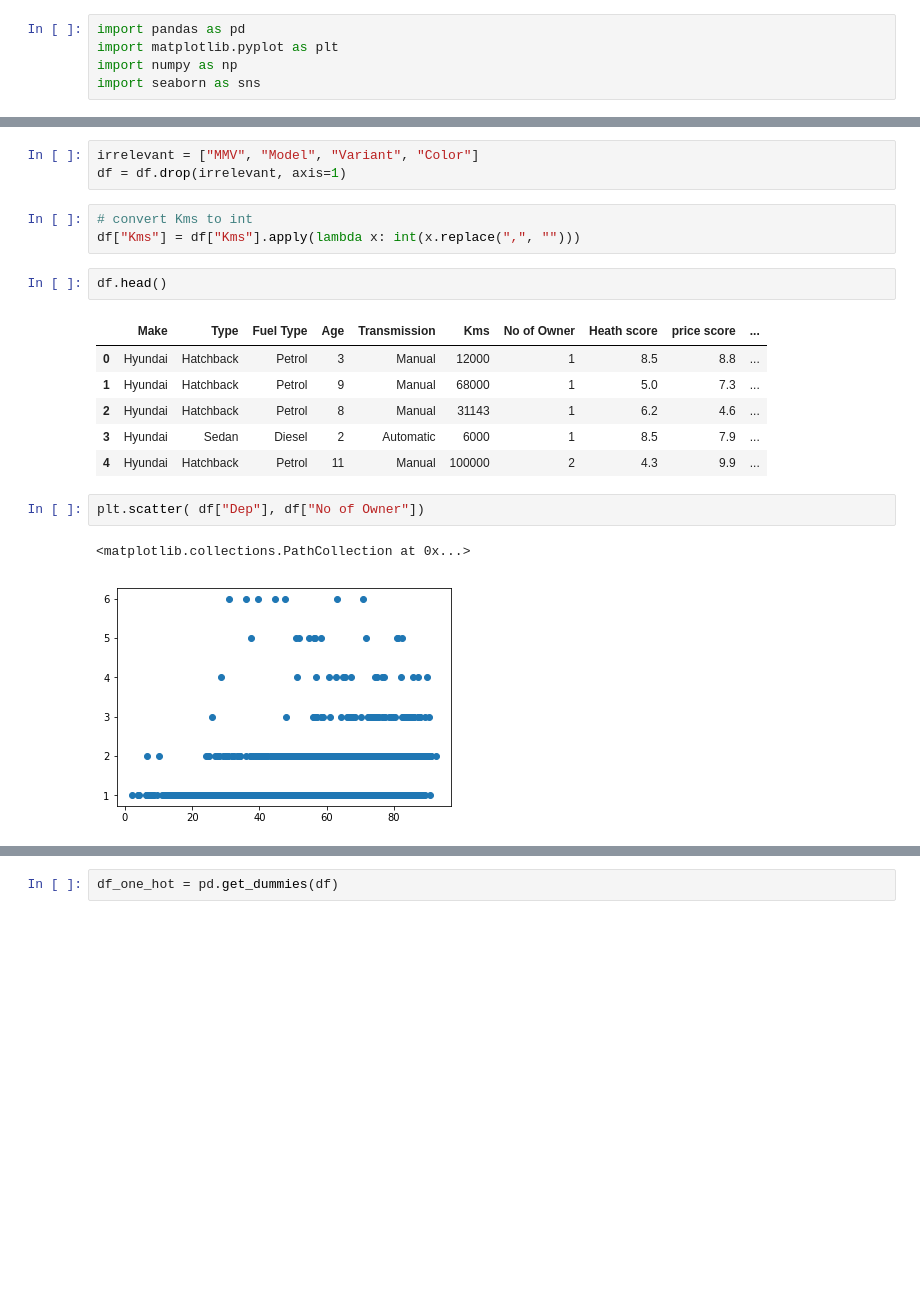
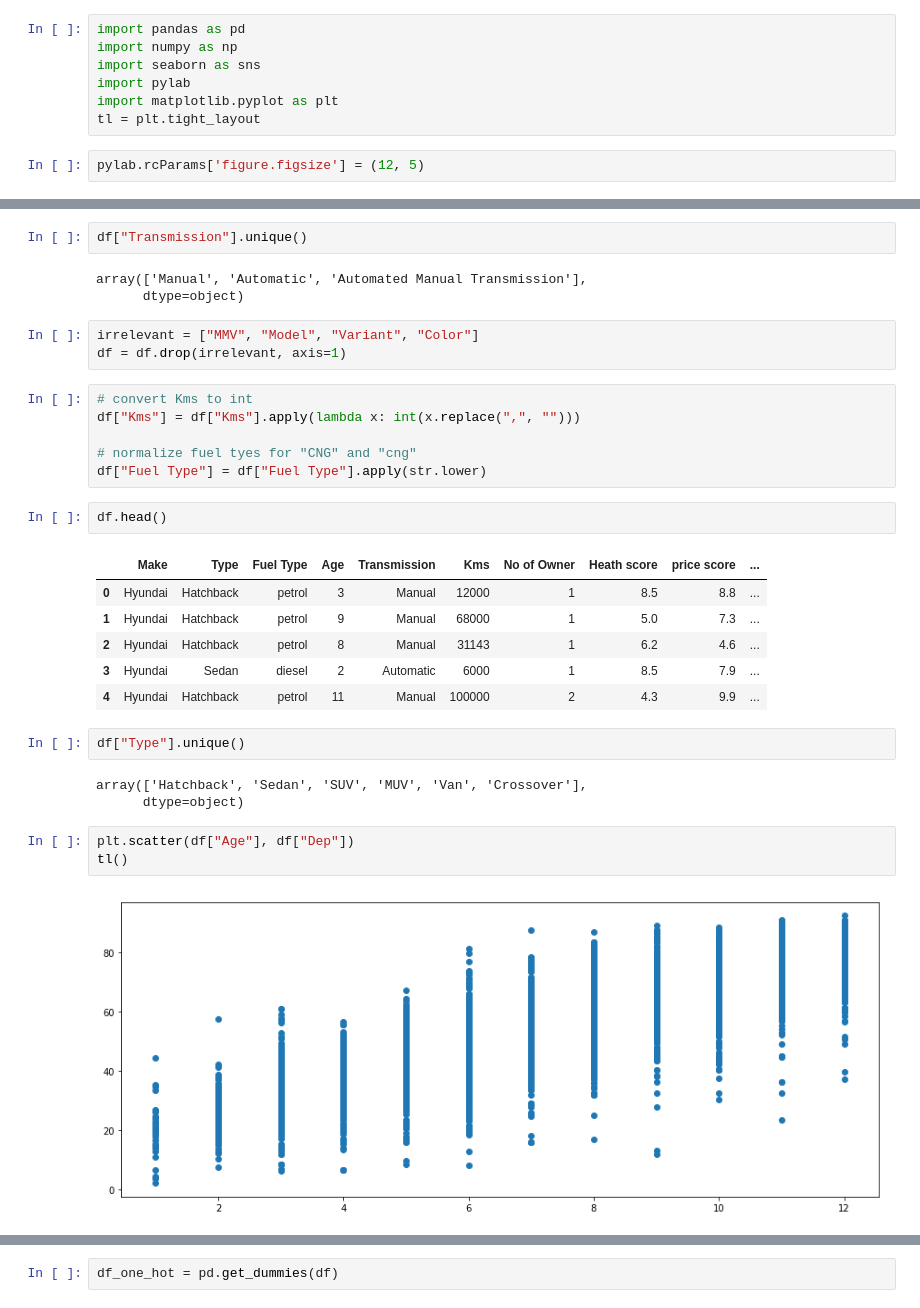
Before and after one commit to maykulkarni/kaggle_solutions, a Jupyter notebook: car price depracation/car_dep.ipynb, the cells around one changed output, grey strips where cells are left out. Drawn from its saved outputs; the diff is of its cells as text; blank space fills up the shorter version.

Commit message:
Tight layout

```diff
--- a/car price depracation/car_dep.ipynb
+++ b/car price depracation/car_dep.ipynb
@@ -1,8 +1,12 @@
 # %%
 import pandas as pd
-import matplotlib.pyplot as plt
 import numpy as np
 import seaborn as sns
+import pylab
+import matplotlib.pyplot as plt
+tl = plt.tight_layout
+# %%
+pylab.rcParams['figure.figsize'] = (12, 5)
 # %%
 df = pd.read_csv("data.csv")
 df.head()
@@ -16,20 +45,33 @@ df.head()
+# %%
+df["Transmission"].unique()
+# %% [output]
+array(['Manual', 'Automatic', 'Automated Manual Transmission'],
+      dtype=object)
 # %%
 irrelevant = ["MMV", "Model", "Variant", "Color"]
 df = df.drop(irrelevant, axis=1)
 # %%
 # convert Kms to int
 df["Kms"] = df["Kms"].apply(lambda x: int(x.replace(",", "")))
+
+# normalize fuel tyes for "CNG" and "cng"
+df["Fuel Type"] = df["Fuel Type"].apply(str.lower)
 # %%
 df.head()
 # %% [output]
 |  | Make | Type | Fuel Type | Age | Transmission | Kms | No of Owner | Heath score | price score | ... |
-| 0 | Hyundai | Hatchback | Petrol | 3 | Manual | 12000 | 1 | 8.5 | 8.8 | ... |
-| 1 | Hyundai | Hatchback | Petrol | 9 | Manual | 68000 | 1 | 5.0 | 7.3 | ... |
-| 2 | Hyundai | Hatchback | Petrol | 8 | Manual | 31143 | 1 | 6.2 | 4.6 | ... |
-| 3 | Hyundai | Sedan | Diesel | 2 | Automatic | 6000 | 1 | 8.5 | 7.9 | ... |
-| 4 | Hyundai | Hatchback | Petrol | 11 | Manual | 100000 | 2 | 4.3 | 9.9 | ... |
+| 0 | Hyundai | Hatchback | petrol | 3 | Manual | 12000 | 1 | 8.5 | 8.8 | ... |
+| 1 | Hyundai | Hatchback | petrol | 9 | Manual | 68000 | 1 | 5.0 | 7.3 | ... |
+| 2 | Hyundai | Hatchback | petrol | 8 | Manual | 31143 | 1 | 6.2 | 4.6 | ... |
+| 3 | Hyundai | Sedan | diesel | 2 | Automatic | 6000 | 1 | 8.5 | 7.9 | ... |
+| 4 | Hyundai | Hatchback | petrol | 11 | Manual | 100000 | 2 | 4.3 | 9.9 | ... |
+# %%
+df["Type"].unique()
+# %% [output]
+array(['Hatchback', 'Sedan', 'SUV', 'MUV', 'Van', 'Crossover'],
+      dtype=object)
 # %%
-plt.scatter( df["Dep"], df["No of Owner"])
+plt.scatter(df["Age"], df["Dep"])
+tl()
 # %% [output]
-<matplotlib.collections.PathCollection at 0x...>
-[figure, old version]
+[figure, new version]
```
Also changed, not shown: parts of 12 cells of this notebook, 4 other files.
